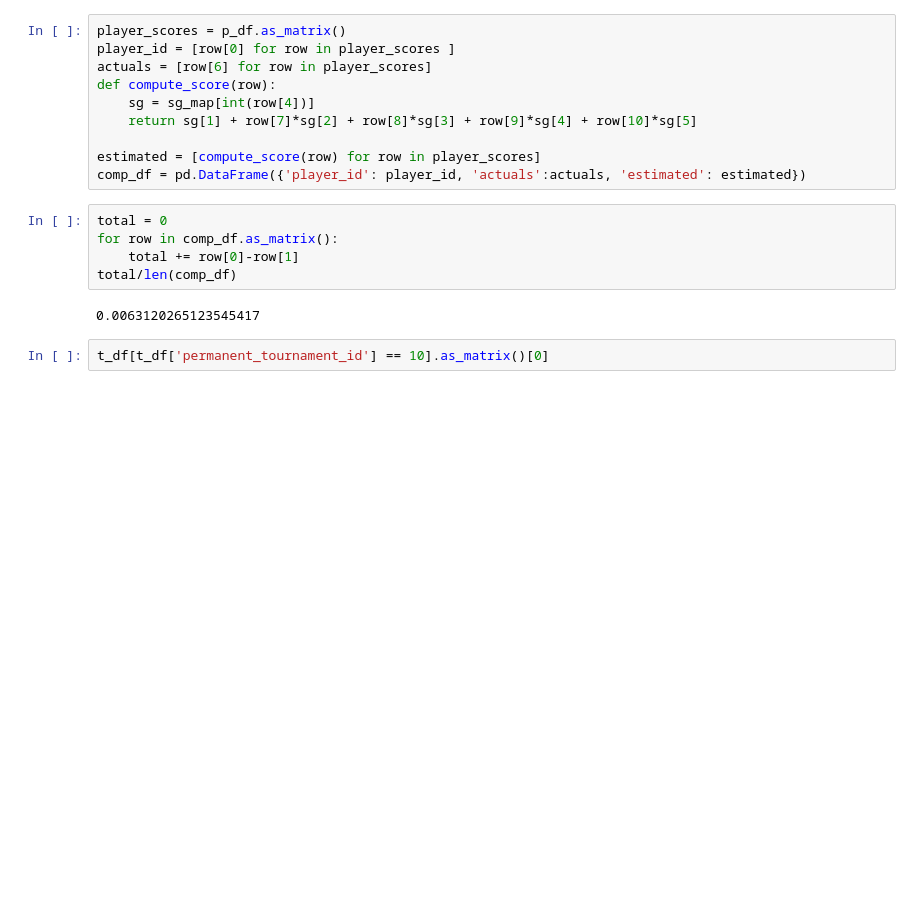
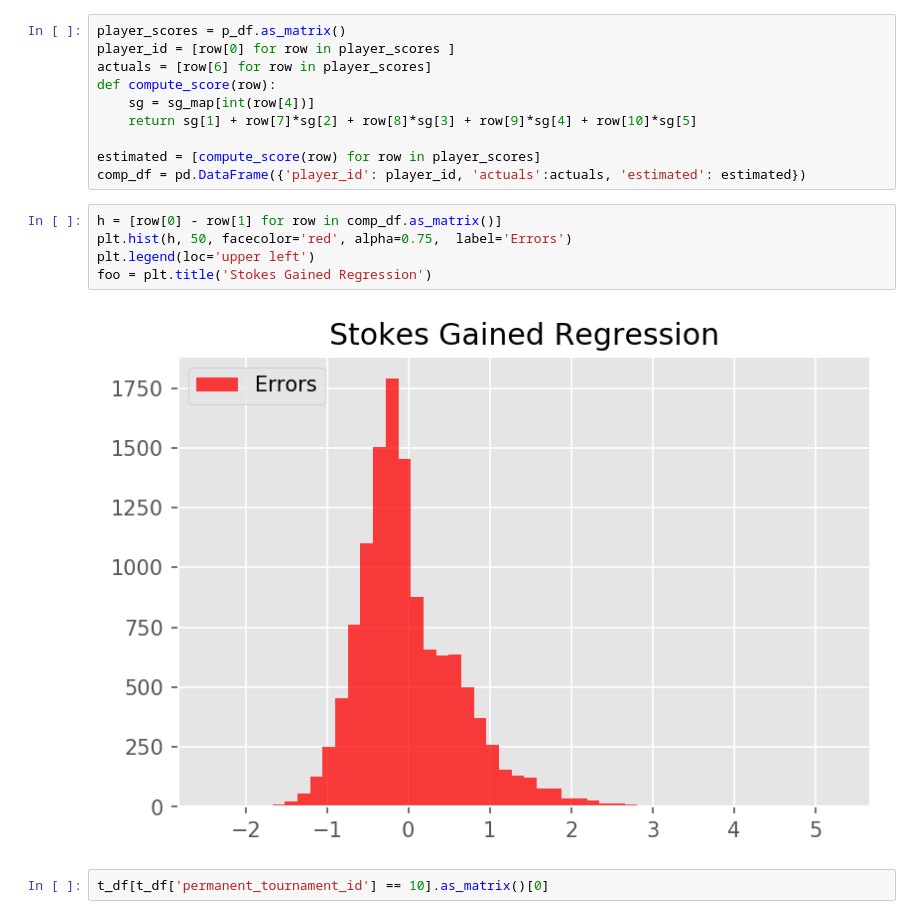
Before and after one commit to jamiebernardin/bayesian_golf, a Jupyter notebook: strokes-gained-regression-analysis.ipynb, the cells around one changed output. Cells and saved outputs as stored; diff of their text form; blank space fills up the shorter version.

```diff
--- a/strokes-gained-regression-analysis.ipynb
+++ b/strokes-gained-regression-analysis.ipynb
@@ -59,13 +49,13 @@ def compute_score(row):
 
 estimated = [compute_score(row) for row in player_scores]
 comp_df = pd.DataFrame({'player_id': player_id, 'actuals':actuals, 'estimated': estimated})
-# %%
-total = 0
-for row in comp_df.as_matrix():
-    total += row[0]-row[1]
-total/len(comp_df)
-# %% [output]
-0.0063120265123545417
+# %%
+h = [row[0] - row[1] for row in comp_df.as_matrix()]
+plt.hist(h, 50, facecolor='red', alpha=0.75,  label='Errors')
+plt.legend(loc='upper left')
+foo = plt.title('Stokes Gained Regression')
+# %% [output]
+[figure, added]
 # %%
 t_df[t_df['permanent_tournament_id'] == 10].as_matrix()[0]
 # %% [output]
```
Also changed, not shown: parts of 2 cells of this notebook, 1 other file.
